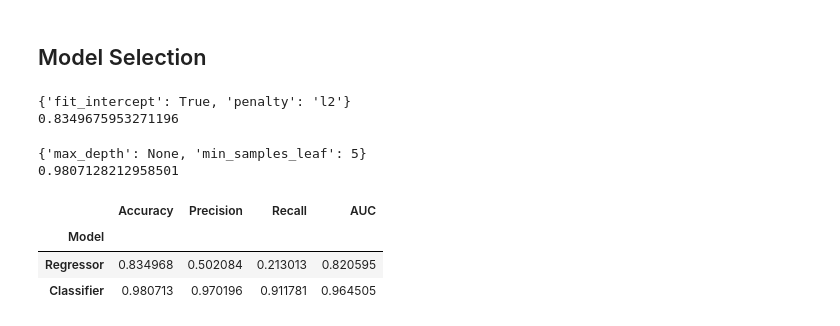
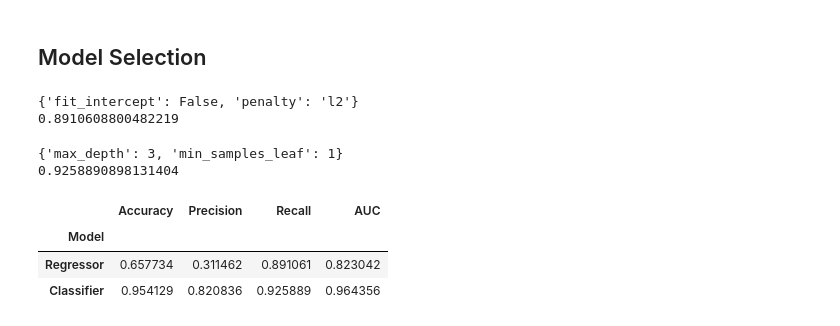
Before and after one commit to SameeckBhatia/Salifort-EDP, a Jupyter notebook: notebook.ipynb, the cells around one changed output. Saved outputs shown, nothing was run; the diff lists cells and outputs as text; code cells hidden in the pictures.

```diff
--- a/notebook.ipynb
+++ b/notebook.ipynb
@@ -263,5 +264,5 @@ X_train, X_test, y_train, y_test = train_test_split(X, y, test_size=0.2, random_
 # %%
-model1 = LogisticRegression(random_state=210)
+model1 = LogisticRegression(random_state=73)
 
 scaler = StandardScaler()
 
@@ -273,32 +274,32 @@ cv_params = {"penalty": ["l2", None],
 
 scoring = {"accuracy", "precision", "recall", "roc_auc"}
 
-model1 = GridSearchCV(model1, cv_params, scoring=scoring, refit="accuracy")
+model1 = GridSearchCV(model1, cv_params, scoring=scoring, refit="recall")
 
 model1.fit(X_train_scaled, y_train)
 
 print(model1.best_params_)
 print(model1.best_score_)
 # %% [output]
-{'fit_intercept': True, 'penalty': 'l2'}
-0.8349675953271196
+{'fit_intercept': False, 'penalty': 'l2'}
+0.8910608800482219
 # %%
-model2 = DecisionTreeClassifier(random_state=210)
+model2 = DecisionTreeClassifier(random_state=73)
 
 cv_params = {"max_depth": [3, 4, 5, None],
              "min_samples_leaf": [1, 2, 5]}
 
 scoring = {"accuracy", "precision", "recall", "roc_auc"}
 
-model2 = GridSearchCV(model2, cv_params, scoring=scoring, refit="accuracy")
+model2 = GridSearchCV(model2, cv_params, scoring=scoring, refit="recall")
 
 model2.fit(X_train, y_train)
 
 print(model2.best_params_)
 print(model2.best_score_)
 # %% [output]
-{'max_depth': None, 'min_samples_leaf': 5}
-0.9807128212958501
+{'max_depth': 3, 'min_samples_leaf': 1}
+0.9258890898131404
 # %%
 def make_results(model_name:str, model_object, metric:str):
     # Create dictionary that maps input metric to actual metric name in GridSearchCV
@@ -328,11 +329,11 @@ def make_results(model_name:str, model_object, metric:str):
 
     return table
 # %%
-logreg = make_results("Regressor", model1, "accuracy")
-clf = make_results("Classifier", model2, "accuracy")
+logreg = make_results("Regressor", model1, "recall")
+clf = make_results("Classifier", model2, "recall")
 pd.concat([logreg, clf])
 # %% [output]
 |  | Accuracy | Precision | Recall | AUC |
 | Model |  |  |  |  |
-| Regressor | 0.834968 | 0.502084 | 0.213013 | 0.820595 |
-| Classifier | 0.980713 | 0.970196 | 0.911781 | 0.964505 |
+| Regressor | 0.657734 | 0.311462 | 0.891061 | 0.823042 |
+| Classifier | 0.954129 | 0.820836 | 0.925889 | 0.964356 |
```
Also changed, not shown: parts of 10 cells of this notebook.
